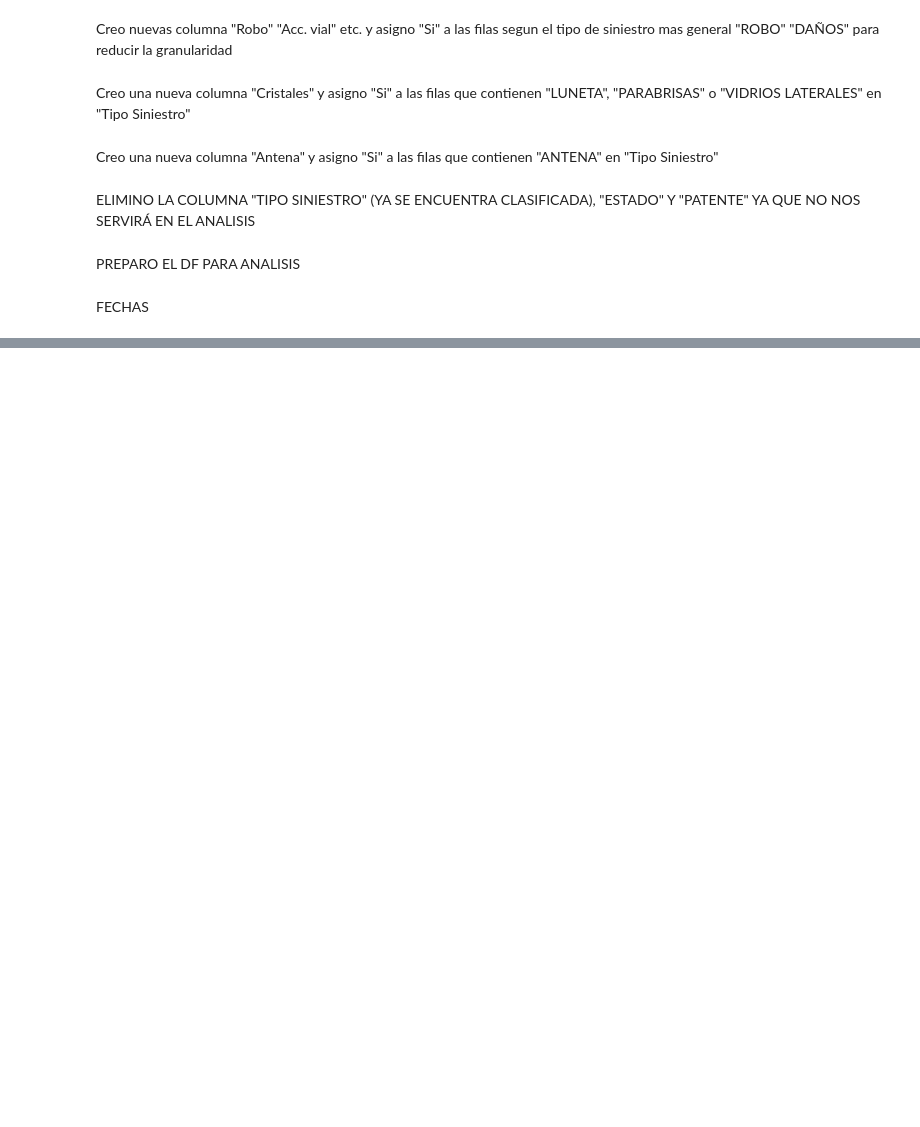
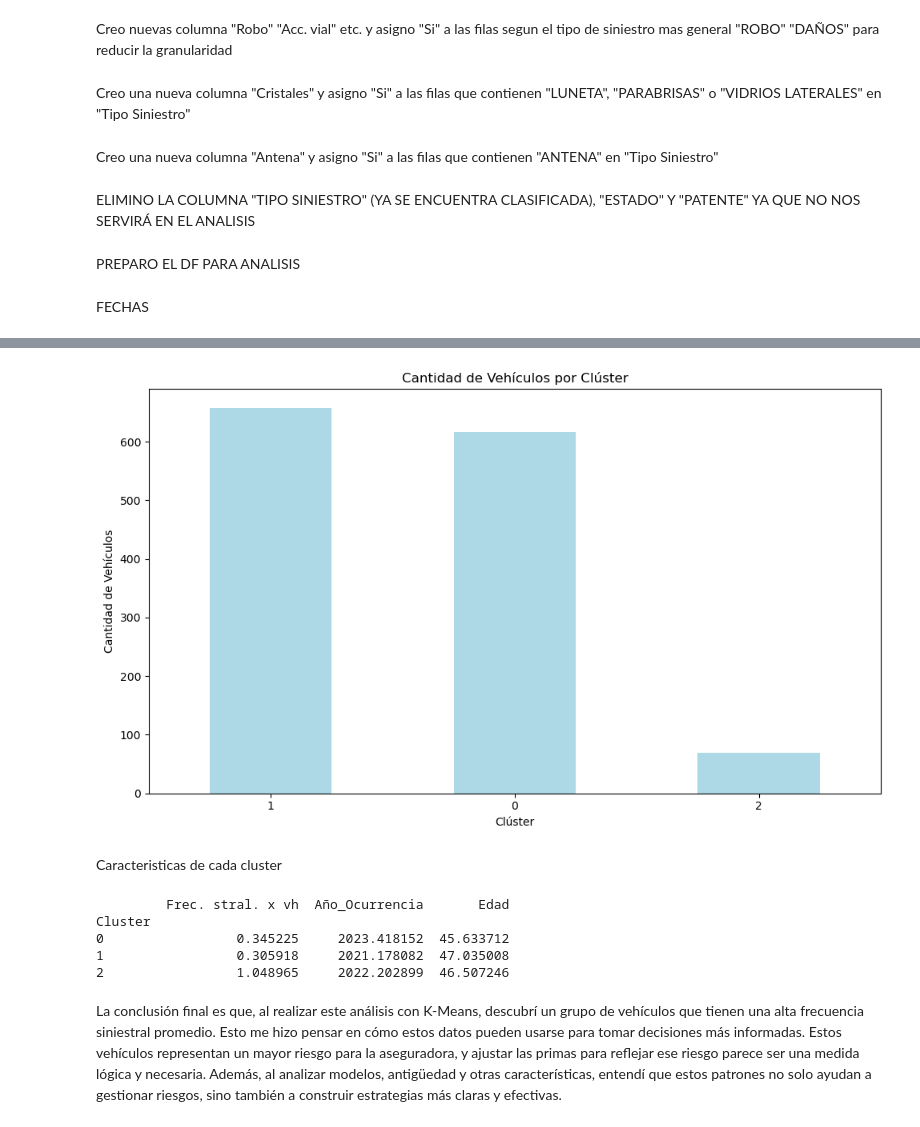
Before and after one commit to NicoPedrosa/Trabajo-final-data-science, a Jupyter notebook: entrega final.ipynb, the cells around one changed output, grey strips where cells are left out. Saved outputs shown, nothing was run; the diff lists cells and outputs as text; code cells hidden in the pictures; blank space fills up the shorter version.

```diff
--- a/entrega final.ipynb
+++ b/entrega final.ipynb
@@ -323,0 +352,3 @@ df.to_excel(r'C:\Users\usuario\OneDrive\Escritorio\CODERHOUSE CURSO\DATA SCIENCE
+# %%
+
+optimal_clusters = 3
@@ -323,0 +357,32 @@ df.to_excel(r'C:\Users\usuario\OneDrive\Escritorio\CODERHOUSE CURSO\DATA SCIENCE
+# %%
+kmeans = KMeans(n_clusters=optimal_clusters, random_state=42, n_init=10)
+df_cleaned['Cluster'] = kmeans.fit_predict(df_scaled)
+# %%
+cluster_counts = df_cleaned['Cluster'].value_counts()
+# %%
+plt.figure(figsize=(10, 6))
+cluster_counts.plot(kind='bar', color='lightblue')
+plt.title('Cantidad de Vehículos por Clúster')
+plt.xlabel('Clúster')
+plt.ylabel('Cantidad de Vehículos')
+plt.xticks(rotation=0)
+plt.tight_layout()
+plt.show()
+# %% [output]
+[figure, added]
+# %% [markdown]
+Caracteristicas de cada cluster
+# %%
+cluster_analysis = df_cleaned.groupby('Cluster')[
+    ['Frec. stral. x vh', 'Año_Ocurrencia', 'Edad']
+].mean()
+
+print(cluster_analysis)
+# %% [output]
+         Frec. stral. x vh  Año_Ocurrencia       Edad
+Cluster
+0                 0.345225     2023.418152  45.633712
+1                 0.305918     2021.178082  47.035008
+2                 1.048965     2022.202899  46.507246
+# %% [markdown]
+La conclusión final es que, al realizar este análisis con K-Means, descubrí un grupo de vehículos que tienen una alta frecuencia siniestral promedio. Esto me hizo pensar en cómo estos datos pueden usarse para tomar decisiones más informadas. Estos vehículos representan un mayor riesgo para la aseguradora, y ajustar las primas para reflejar ese riesgo parece ser una medida lógica y necesaria. Además, al analizar modelos, antigüedad y otras características, entendí que estos patrones no solo ayudan a gestionar riesgos, sino también a construir estrategias más claras y efectivas.
```
Also changed, not shown: parts of 17 cells of this notebook.
